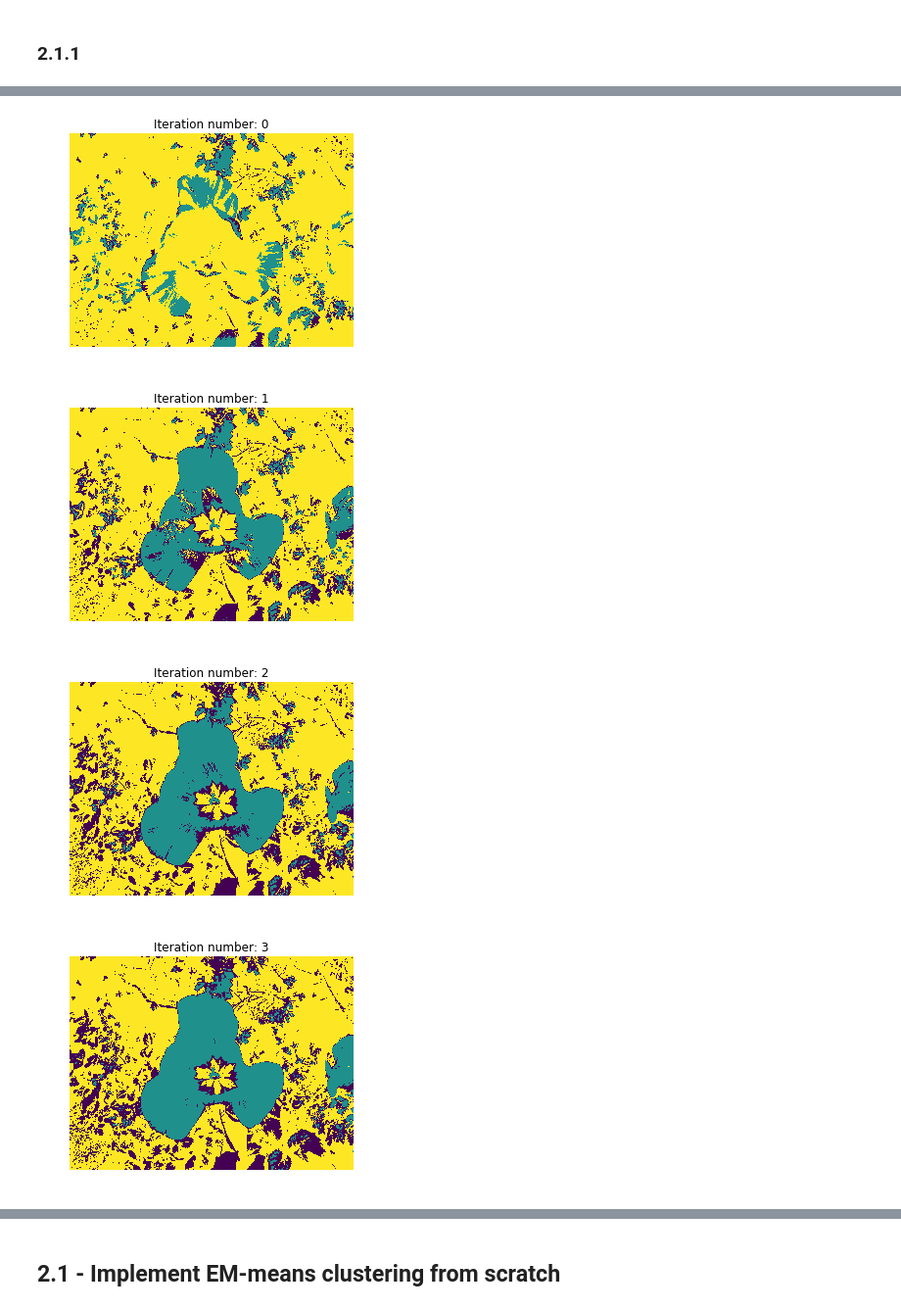
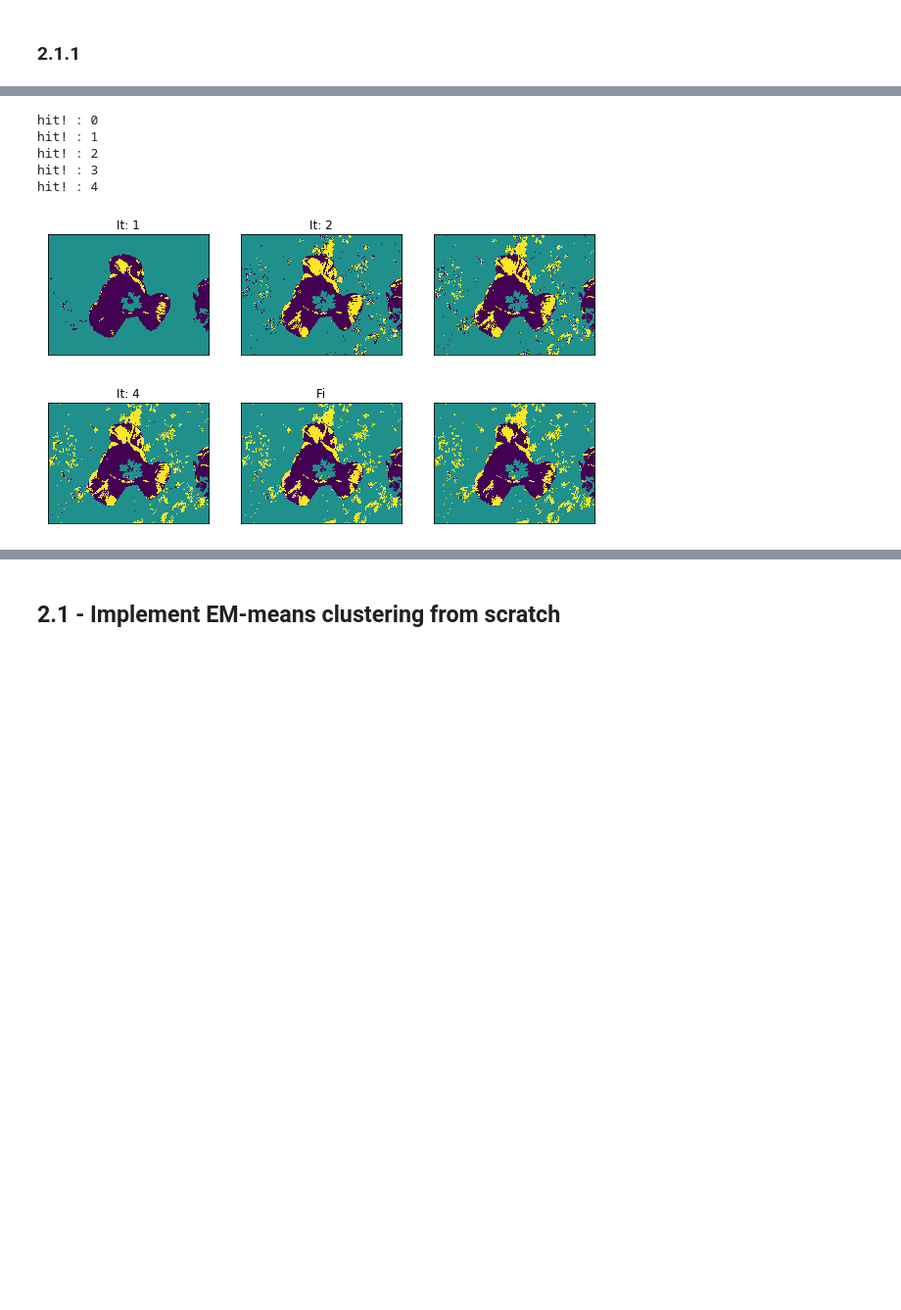
Before and after one commit to Patrick-Erath/OpenCV, a Jupyter notebook: Assignment3/Question2_A3.ipynb, the cells around one changed output, grey strips where cells are left out. Shown at 98% size. Drawn from its saved outputs; the diff is of its cells as text; code cells hidden in the pictures; blank space fills up the shorter version.

Commit message:
fixed the plotting method such that it can iteratively show plots in a single figure

```diff
--- a/Assignment3/Question2_A3.ipynb
+++ b/Assignment3/Question2_A3.ipynb
@@ -25,8 +25,6 @@ def k_means(img, k, iter_n):
     args img: image to be segmented
     args k: number of clusters
     args iter: iteration numbers
-    -----
-    return: None.
     """
     height, width, ch = img.shape
 
@@ -83,5 +81,38 @@ def show_plot(imgs, cols=3, isGray = False):
         else:
             plt.imshow(clusters[i][0].astype(np.uint8))
         plt.show()
+
+def show_figures(imgs, isGray = False):
+    """
+    Plots figures in groups of three
+    -----
+    args imgs: array of images to be shown
+    args isGray: if cmap = gray or not, defaulted to false
+    """
+    length = len(imgs)
+    arr = [131, 132, 133]
+
+    j=0
+    for i in range(len(imgs)):
+        if(i%3==0):
+            plt.figure(figsize=(10,10))
+            j=0
+
+        if(i!=len(imgs)-1):
+            print('hit! :',i)
+            plt.title("Iteration number: "+str(i))
+
+        plt.subplot(arr[j])
+        plt.xticks([]), plt.yticks([])
+
+        if(isGray):
+            plt.imshow(clusters[i][0].astype(np.uint8), cmap='gray')
+        else:
+            plt.imshow(clusters[i][0].astype(np.uint8))
+
+        j+=1
+        plt.title("Some Iteration")
+    plt.title("Final Iteration")
+    plt.show()
 # %%
 clusters = k_means(img, 2, 6)
@@ -96,8 +121,11 @@ show_plot(clusters)
 # %%
 clusters = k_means(img, 3, 6)
-show_plot(clusters)
+show_figures(clusters)
 # %% [output]
+hit! : 0
+hit! : 1
+hit! : 2
+hit! : 3
+hit! : 4
-[figure, old version]
+[figure, new version]
-[figure, old version]
+[figure, new version]
-[figure, removed]
-[figure, removed]
```
Also changed, not shown: parts of 6 cells of this notebook.
